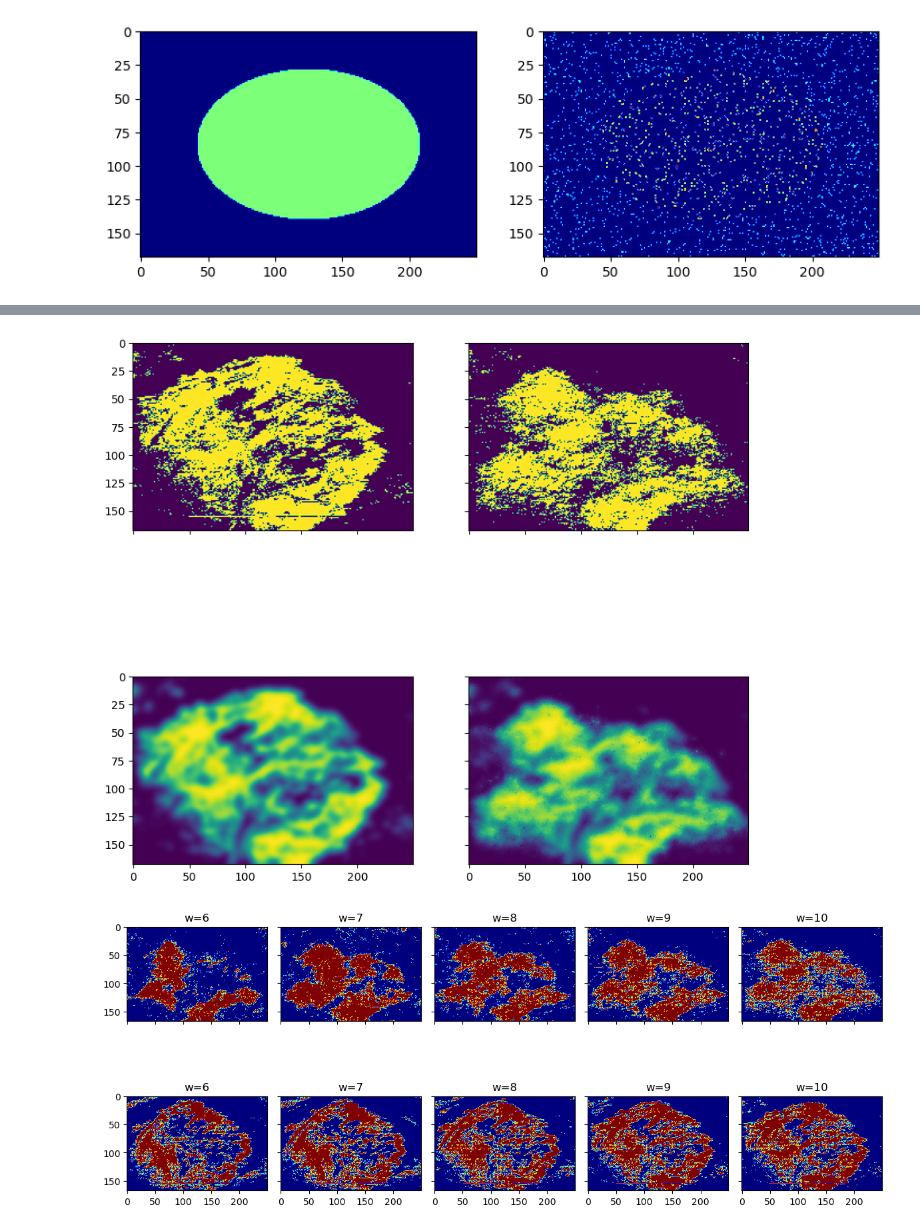
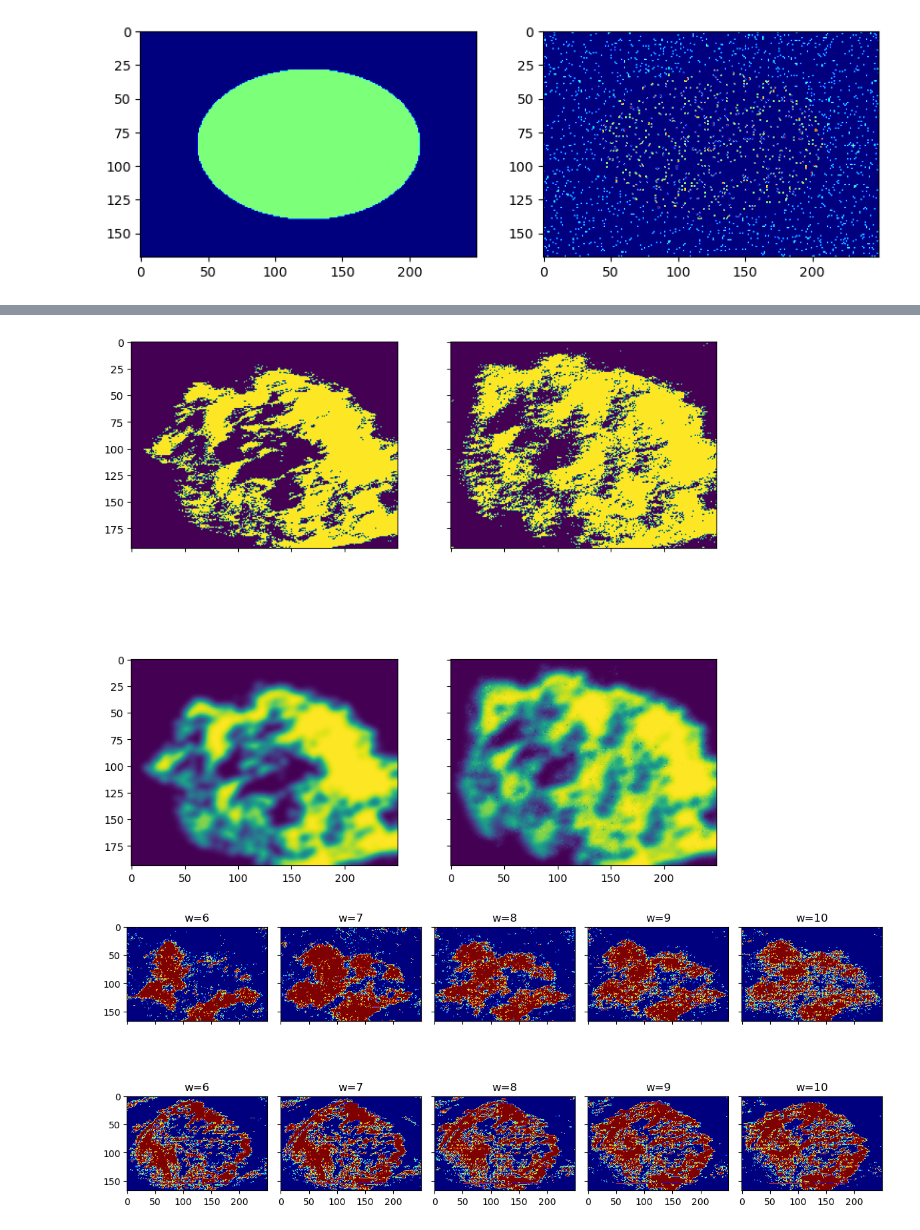
Before and after one commit to TiNezlobinsky/BiTis, a Jupyter notebook: examples/slab_simulation.ipynb, the cells around one changed output, grey strips where cells are left out. Cells and saved outputs as stored; diff of their text form; code cells hidden in the pictures.

```diff
--- a/examples/slab_simulation.ipynb
+++ b/examples/slab_simulation.ipynb
@@ -10,7 +10,7 @@ hearts_list = ["Zep1", "Zep3", "Zep4",
                "Zep6", "Zep7", "Zep8",
                "Zep9", "Zep10", "Zep11"]
 
-heart = hearts_list[0]
+heart = hearts_list[4]
 slab_or = np.load(path.joinpath(heart, "slab.npy")).astype(np.float32)
 
 print(slab_or.shape)
@@ -132,0 +133,10 @@ plt.show()
+# %%
+from scipy.ndimage import gaussian_filter
+
+filtered_joint_image = gaussian_filter(joint_simulated_image, sigma=1)
+
+fig, ax = plt.subplots(1, 3, figsize=(10, 5), sharex=True, sharey=True)
+fig.colorbar(ax[0].imshow(joint_training_image, vmin=0, vmax=2, cmap="jet"))
+fig.colorbar(ax[1].imshow(joint_simulated_image, vmin=0, vmax=2, cmap="jet"))
+fig.colorbar(ax[2].imshow(filtered_joint_image, vmin=0, vmax=2, cmap="jet"))
+plt.show()
@@ -139,35 +151,35 @@ training_image = slab[:, :, slab.shape[2]//2].copy()
 max_known_pixels = 30
 max_template_size = 50
 min_template_size = 3
 num_of_candidates = 5
 min_known_pixels = 1
 
 simulation_tex = np.zeros_like(training_image)
 multi_var_simulation = bt.Simulation()
 multi_var_simulation.path_builder = bt.MultivariateSimulationPathBuilder(simulation_tex)
 multi_var_simulation.template_builder = bt.AdaptiveTemplateBuilder(simulation_tex,
                                                          max_known_pixels,
                                                          max_template_size,
                                                          min_template_size)
 multi_var_simulation.template_matching = bt.MultivariateVariableMatching(training_image,
                                                                joint_training_image,
-                                                               joint_simulated_image,
+                                                               filtered_joint_image,
                                                                num_of_candidates,
                                                                min_known_pixels)
 
 simulated_tex = multi_var_simulation.run()
 
 %matplotlib inline
 
 fig, ax = plt.subplots(ncols=2, nrows=2, figsize=(10, 10),
                        sharex=True, sharey=True)
 ax[0, 0].imshow(training_image)
 ax[0, 1].imshow(simulated_tex)
 ax[1, 0].imshow(joint_training_image)
 ax[1, 1].imshow(joint_simulated_image)
 plt.show()
 # %% [output]
-[figure, old version]
+[figure, new version]
 # %%
 sim_slab = np.zeros_like(slab)
 sim_slab[:, :, slab.shape[2]//2] = simulated_tex
```
Also changed, not shown: parts of 5 cells of this notebook, 21 other files.
